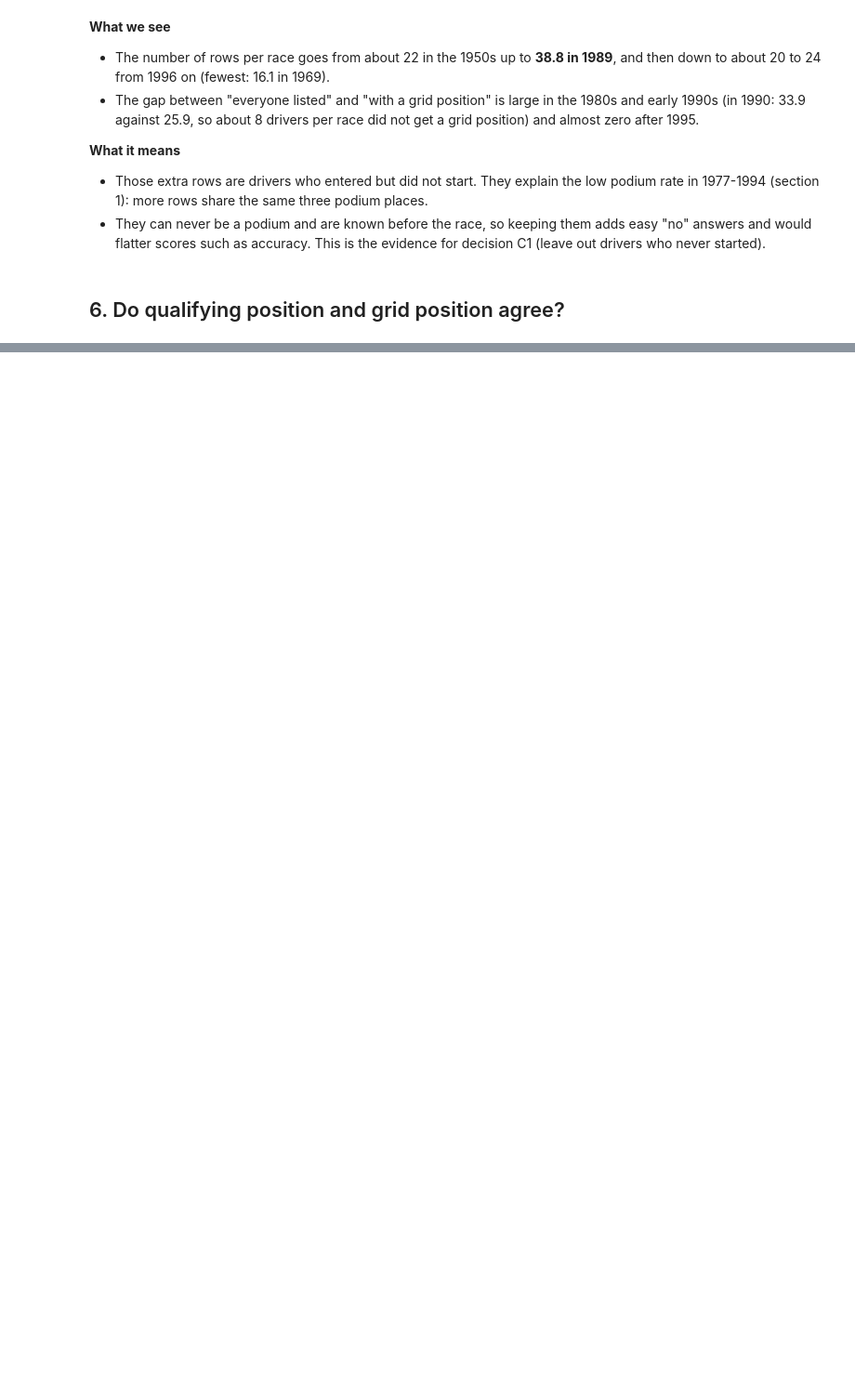
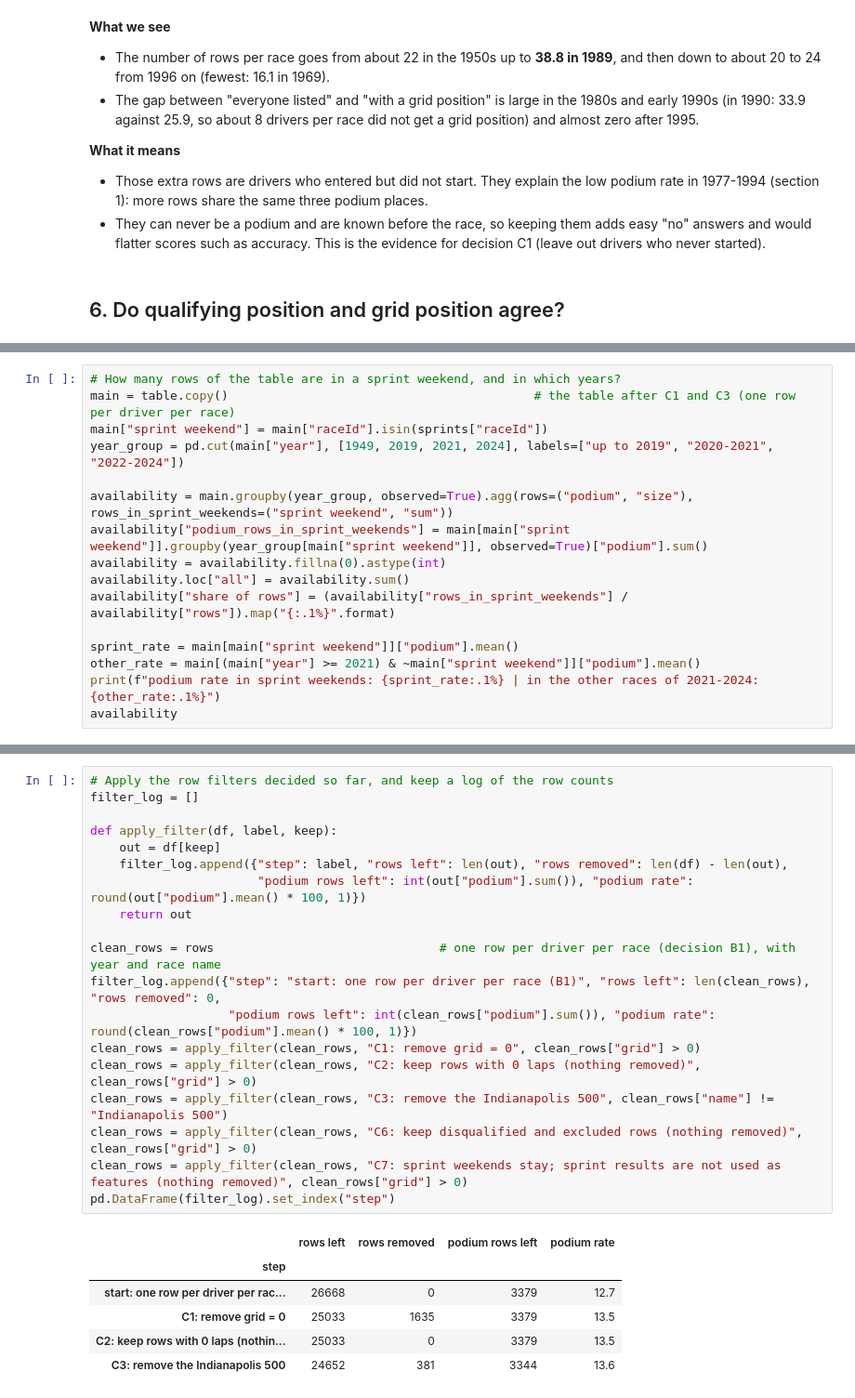
Before and after one commit to esralsayed/ACL-milestone1, a Jupyter notebook: F1_podium_prediction.ipynb, the cells around one changed output, grey strips where cells are left out. Shown at 93% size. Drawn from its saved outputs; the diff is of its cells as text; blank space fills up the shorter version.

```diff
--- a/F1_podium_prediction.ipynb
+++ b/F1_podium_prediction.ipynb
@@ -1769,0 +2248,16 @@ These are descriptions of the data. The decisions themselves are made in the cle
+# %%
+# How many rows of the table are in a sprint weekend, and in which years?
+main = table.copy()                                          # the table after C1 and C3 (one row per driver per race)
+main["sprint weekend"] = main["raceId"].isin(sprints["raceId"])
+year_group = pd.cut(main["year"], [1949, 2019, 2021, 2024], labels=["up to 2019", "2020-2021", "2022-2024"])
+
+availability = main.groupby(year_group, observed=True).agg(rows=("podium", "size"), rows_in_sprint_weekends=("sprint weekend", "sum"))
+availability["podium_rows_in_sprint_weekends"] = main[main["sprint weekend"]].groupby(year_group[main["sprint weekend"]], observed=True)["podium"].sum()
+availability = availability.fillna(0).astype(int)
+availability.loc["all"] = availability.sum()
+availability["share of rows"] = (availability["rows_in_sprint_weekends"] / availability["rows"]).map("{:.1%}".format)
+
+sprint_rate = main[main["sprint weekend"]]["podium"].mean()
+other_rate = main[(main["year"] >= 2021) & ~main["sprint weekend"]]["podium"].mean()
+print(f"podium rate in sprint weekends: {sprint_rate:.1%} | in the other races of 2021-2024: {other_rate:.1%}")
+availability
@@ -1769,0 +2323,26 @@ These are descriptions of the data. The decisions themselves are made in the cle
+# %%
+# Apply the row filters decided so far, and keep a log of the row counts
+filter_log = []
+
+def apply_filter(df, label, keep):
+    out = df[keep]
+    filter_log.append({"step": label, "rows left": len(out), "rows removed": len(df) - len(out),
+                       "podium rows left": int(out["podium"].sum()), "podium rate": round(out["podium"].mean() * 100, 1)})
+    return out
+
+clean_rows = rows                               # one row per driver per race (decision B1), with year and race name
+filter_log.append({"step": "start: one row per driver per race (B1)", "rows left": len(clean_rows), "rows removed": 0,
+                   "podium rows left": int(clean_rows["podium"].sum()), "podium rate": round(clean_rows["podium"].mean() * 100, 1)})
+clean_rows = apply_filter(clean_rows, "C1: remove grid = 0", clean_rows["grid"] > 0)
+clean_rows = apply_filter(clean_rows, "C2: keep rows with 0 laps (nothing removed)", clean_rows["grid"] > 0)
+clean_rows = apply_filter(clean_rows, "C3: remove the Indianapolis 500", clean_rows["name"] != "Indianapolis 500")
+clean_rows = apply_filter(clean_rows, "C6: keep disqualified and excluded rows (nothing removed)", clean_rows["grid"] > 0)
+clean_rows = apply_filter(clean_rows, "C7: sprint weekends stay; sprint results are not used as features (nothing removed)", clean_rows["grid"] > 0)
+pd.DataFrame(filter_log).set_index("step")
+# %% [output]
+|  | rows left | rows removed | podium rows left | podium rate |
+| step |  |  |  |  |
+| start: one row per driver per rac... | 26668 | 0 | 3379 | 12.7 |
+| C1: remove grid = 0 | 25033 | 1635 | 3379 | 13.5 |
+| C2: keep rows with 0 laps (nothin... | 25033 | 0 | 3379 | 13.5 |
+| C3: remove the Indianapolis 500 | 24652 | 381 | 3344 | 13.6 |
```
Also changed, not shown: parts of 44 cells of this notebook, 2 other files.
